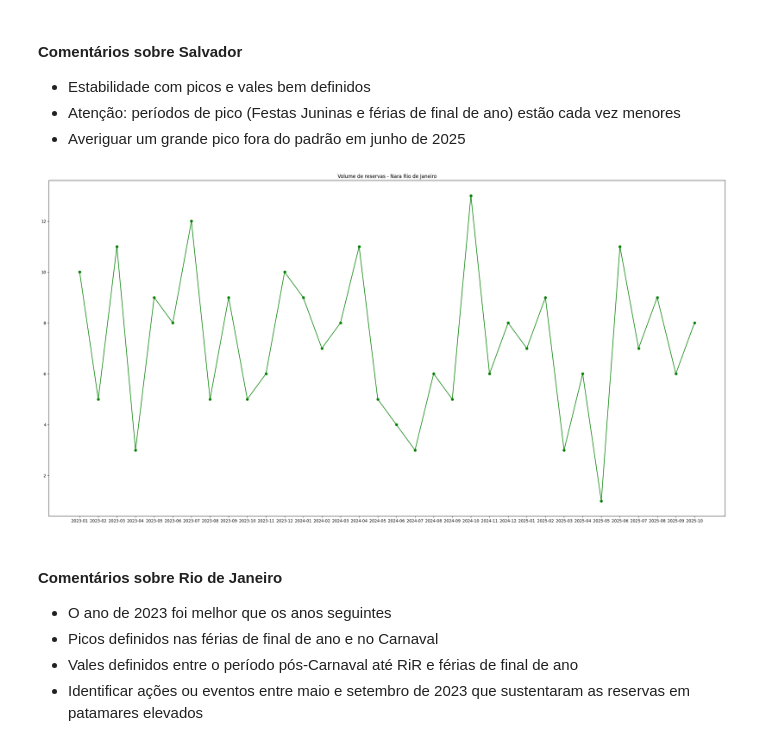
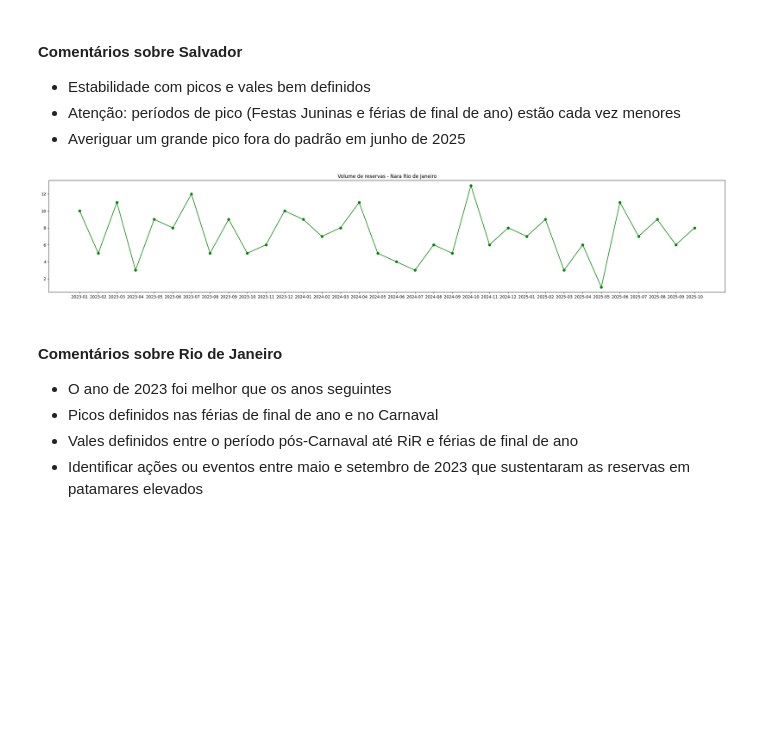
Before and after one commit to alexxjustino/ProjetoNaraSenac, a Jupyter notebook: narahoteis_novo_final_bruno.ipynb, the cells around one changed output. Saved outputs shown, nothing was run; the diff lists cells and outputs as text; code cells hidden in the pictures; blank space fills up the shorter version.

```diff
--- a/narahoteis_novo_final_bruno.ipynb
+++ b/narahoteis_novo_final_bruno.ipynb
@@ -1361,12 +1361,12 @@ plt.show()
 - Averiguar um grande pico fora do padrão em junho de 2025
 # %%
 #RIO DE JANEIRO
-plt.figure(figsize=(30, 15))
+plt.figure(figsize=(30, 5))
 plt.plot(df_reservas_conf_rj['mes_ano'],df_reservas_conf_rj['id_reserva'], marker='o', linestyle='-', color='green')
 plt.title('Volume de reservas - Nara Rio de Janeiro')
 plt.show()
 # %% [output]
-[figure, old version]
+[figure, new version]
 # %% [markdown]
 #### Comentários sobre Rio de Janeiro
 - O ano de 2023 foi melhor que os anos seguintes
```
Also changed, not shown: parts of 17 cells of this notebook.
